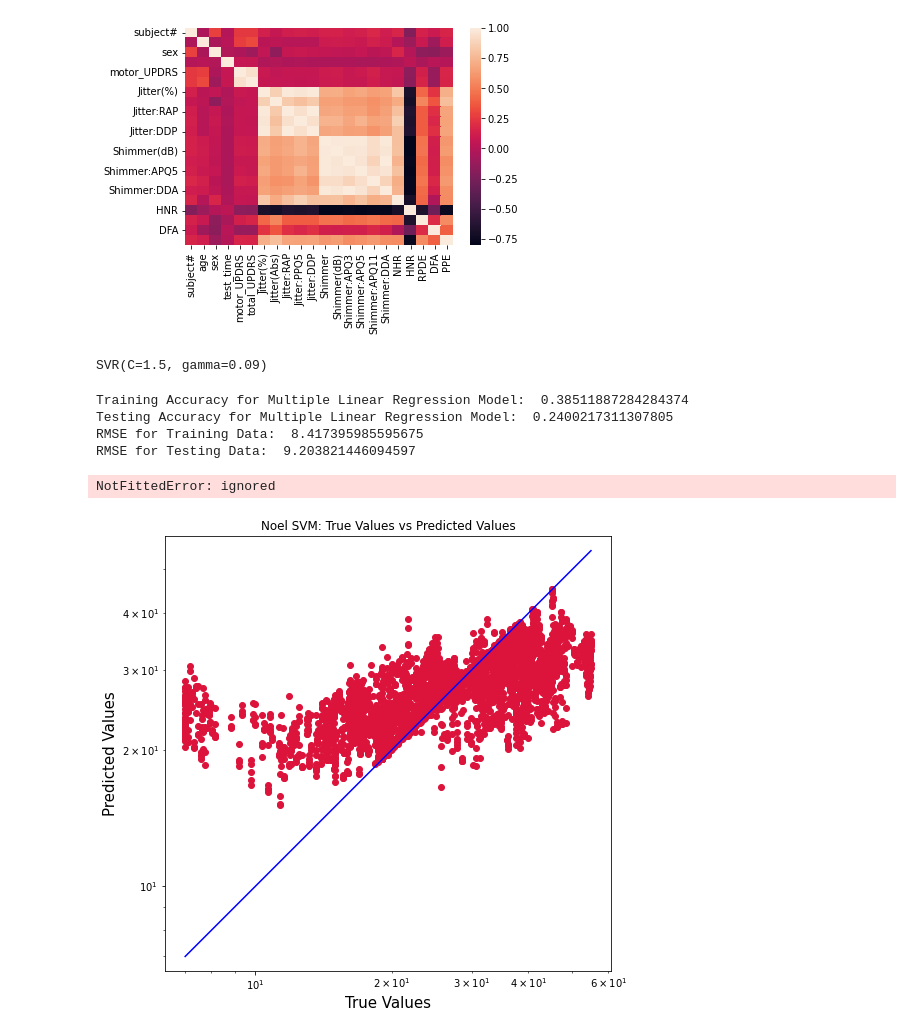
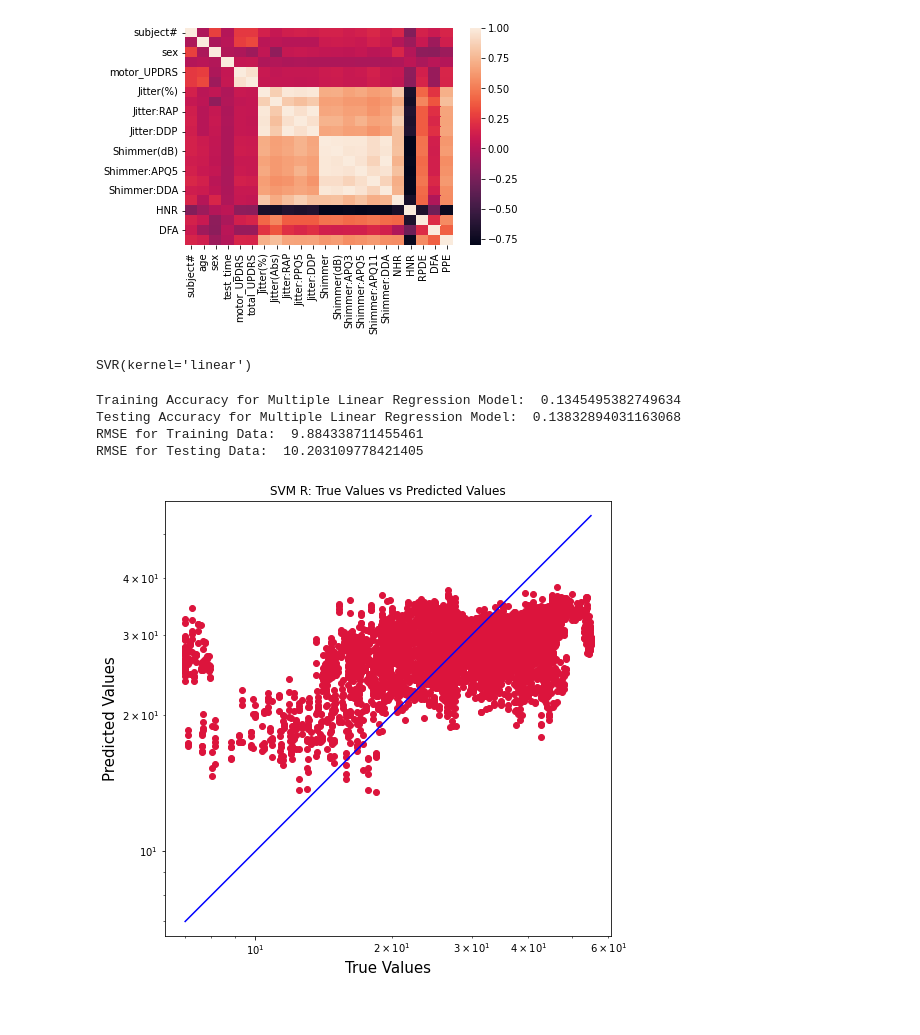
Before and after one commit to firaollumar/BMEN415Project, a Jupyter notebook: Case1_ Regression Models/Noel/SVM R - Noel.ipynb, the cells around one changed output. Drawn from its saved outputs; the diff is of its cells as text; code cells hidden in the pictures.

Commit message:
Updated Noel's models

```diff
--- a/Case1_ Regression Models/Noel/SVM R - Noel.ipynb
+++ b/Case1_ Regression Models/Noel/SVM R - Noel.ipynb
@@ -4,7 +4,7 @@ import numpy as np
 import matplotlib.pyplot as plt
 import seaborn as sns
 # %%
-dataset=pd.read_csv('parkinsons_updrs.data.csv')
+dataset=pd.read_csv('telemonitoring_parkinsons_updrs.data.csv')
 # %%
 sns.heatmap(dataset.corr( ), annot=False)
 # %% [output]
@@ -35,11 +28,12 @@ x_train,x_test,y_train,y_test = train_test_split(X,y,test_size=0.2, random_state
 # %%
 from sklearn.svm import SVR
 
-svr = SVR(kernel='rbf',gamma=0.09, C=1.5)
+# svr = SVR(kernel='linear',gamma=0.09, C=1.5)
+svr = SVR(kernel='linear')
 # %%
 svr.fit(x_train,y_train)
 # %% [output]
-SVR(C=1.5, gamma=0.09)
+SVR(kernel='linear')
 # %%
 # from sklearn.preprocessing import StandardScaler
 # sc = StandardScaler()
@@ -67,27 +61,26 @@ print("RMSE for Training Data: ", RMSE_train)
 RMSE_test = sqrt(mean_squared_error(y_test, y_pred_test))
 print("RMSE for Testing Data: ", RMSE_test)
 # %% [output]
-Training Accuracy for Multiple Linear Regression Model:  0.38511887284284374
-Testing Accuracy for Multiple Linear Regression Model:  0.2400217311307805
-RMSE for Training Data:  8.417395985595675
-RMSE for Testing Data:  9.203821446094597
+Training Accuracy for Multiple Linear Regression Model:  0.1345495382749634
+Testing Accuracy for Multiple Linear Regression Model:  0.13832894031163068
+RMSE for Training Data:  9.884338711455461
+RMSE for Testing Data:  10.203109778421405
-NotFittedError: ignored
 # %%
 true_val = y_train
 pred_val = y_pred_train
 # %%
 plt.figure(figsize=(8,8))
 plt.scatter(true_val, pred_val, c='crimson')
 plt.yscale('log')
 plt.xscale('log')
 
 p1 = max(max(pred_val), max(true_val))
 p2 = min(min(pred_val), min(true_val))
 plt.plot([p1, p2], [p1, p2], 'b-')
 plt.xlabel('True Values', fontsize=15)
 plt.ylabel('Predicted Values', fontsize=15)
-plt.title("Noel SVM: True Values vs Predicted Values")
+plt.title("SVM R: True Values vs Predicted Values")
 plt.axis('equal')
 plt.show()
 # %% [output]
-[figure, old version]
+[figure, new version]
```
Also changed, not shown: parts of 3 cells of this notebook, 5 other files.
